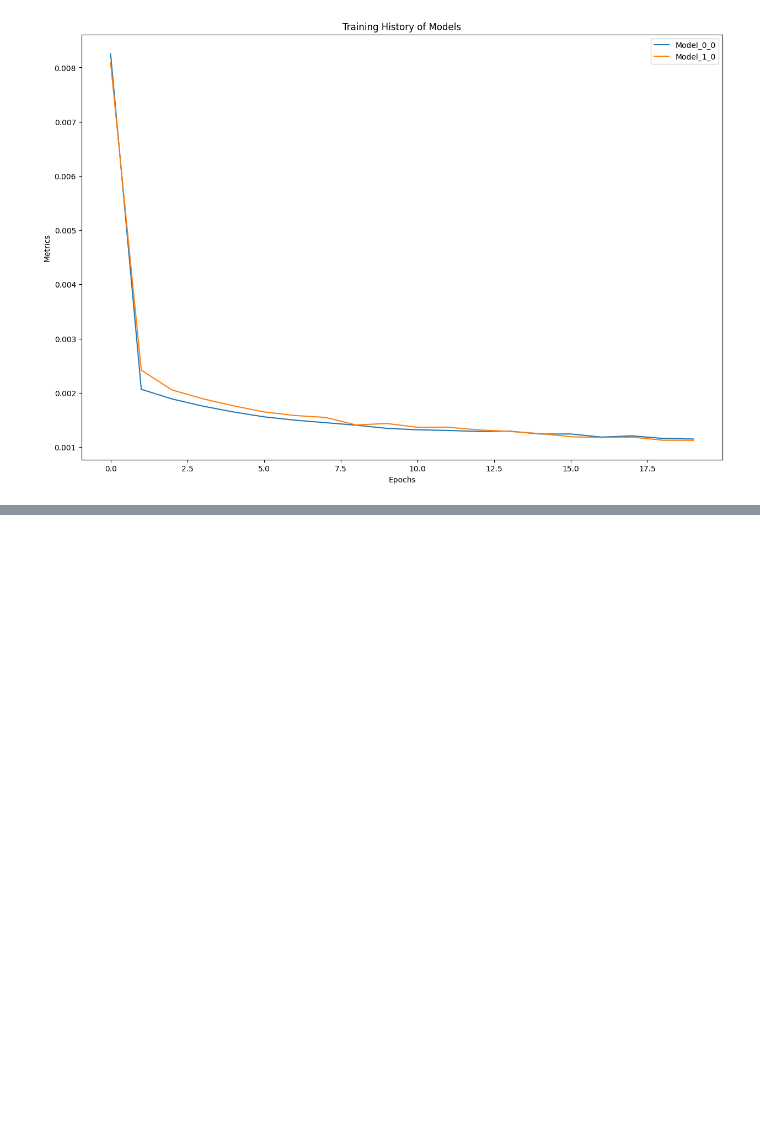
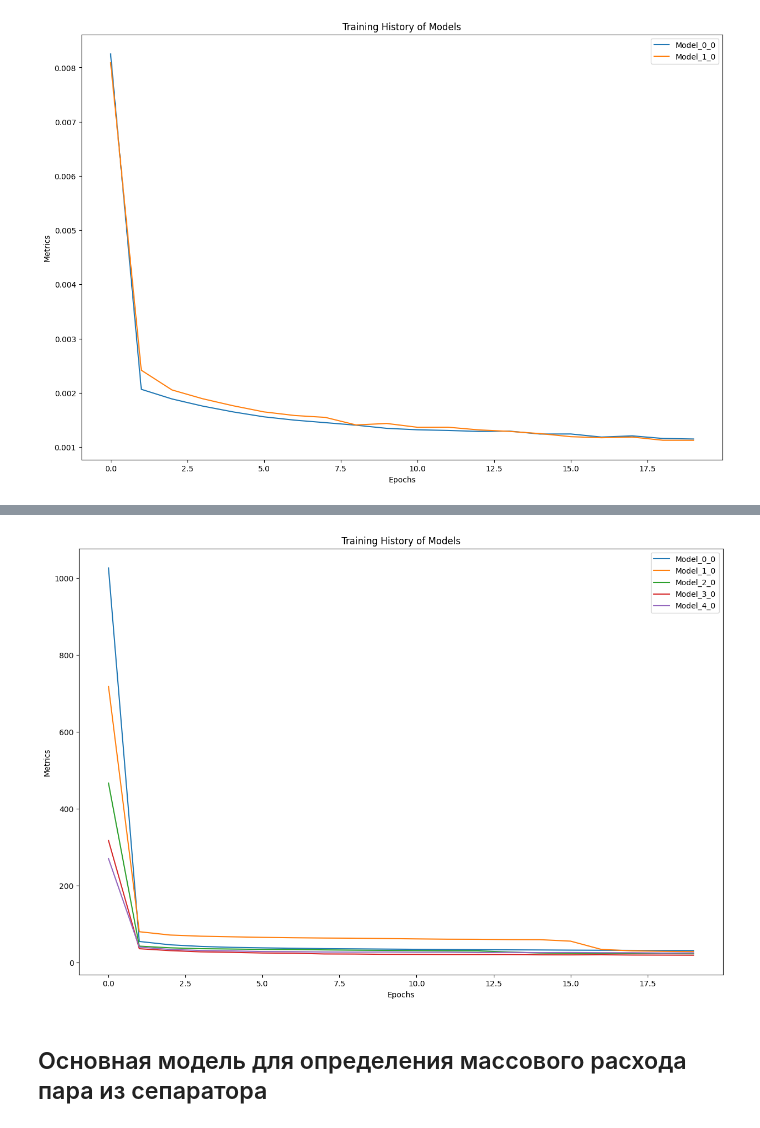
Before and after one commit to Rus-tam/AI_models, a Jupyter notebook: low_temp_dist_19_06.ipynb, the cells around one changed output, grey strips where cells are left out. Cells and saved outputs as stored; diff of their text form; code cells hidden in the pictures; blank space fills up the shorter version.

```diff
--- a/low_temp_dist_19_06.ipynb
+++ b/low_temp_dist_19_06.ipynb
@@ -874,0 +927,2 @@ vap_fr[0][0]
+# %%
+sep_vap_mass_flow_data_mini = sep_vap_mass_flow_data.sample(frac=0.5)
@@ -874,0 +1147,22 @@ vap_fr[0][0]
+# %%
+# Set random set
+tf.random.set_seed(42)
+
+# 1. Create a model
+sep_vap_mass_flow_model_4 = tf.keras.Sequential([
+    tf.keras.layers.Dense(16, activation='relu'),
+    tf.keras.layers.Dense(150, activation='relu'),
+    tf.keras.layers.Dense(150, activation='relu'),
+    tf.keras.layers.Dense(150, activation='relu'),
+    tf.keras.layers.Dense(1)
+])
+
+# 2. Compile the model
+sep_vap_mass_flow_model_4.compile(
+    loss='mae',
+    optimizer=tf.keras.optimizers.Adam(learning_rate=0.001),
+    metrics=['mae']
+)
+
+# 3. Fit the model
+sep_vap_mass_flow_history_4 = sep_vap_mass_flow_model_4.fit(X_train_normal, y_train, epochs=20)
@@ -874,0 +1192,21 @@ vap_fr[0][0]
+# %%
+# Создание DataFrame из истории обучения
+history_0_df = pd.DataFrame(sep_vap_mass_flow_history_0.history['loss']).add_prefix('Model_0_')
+history_1_df = pd.DataFrame(sep_vap_mass_flow_history_1.history['loss']).add_prefix('Model_1_')
+history_2_df = pd.DataFrame(sep_vap_mass_flow_history_2.history['loss']).add_prefix('Model_2_')
+history_3_df = pd.DataFrame(sep_vap_mass_flow_history_3.history['loss']).add_prefix('Model_3_')
+history_4_df = pd.DataFrame(sep_vap_mass_flow_history_4.history['loss']).add_prefix('Model_4_')
+
+# Объединение всех DataFrame в один
+combined_df = pd.concat([history_0_df, history_1_df, history_2_df, history_3_df, history_4_df], axis=1)
+
+# Построение графика
+combined_df.plot(figsize=(15, 10), title='Training History of Models')
+plt.xlabel('Epochs')
+plt.ylabel('Metrics')
+plt.legend(loc='upper right')
+plt.show()
+# %% [output]
+[figure, added]
+# %% [markdown]
+## Основная модель для определения массового расхода пара из сепаратора
```
Also changed, not shown: parts of 63 cells of this notebook, 1 other file.
